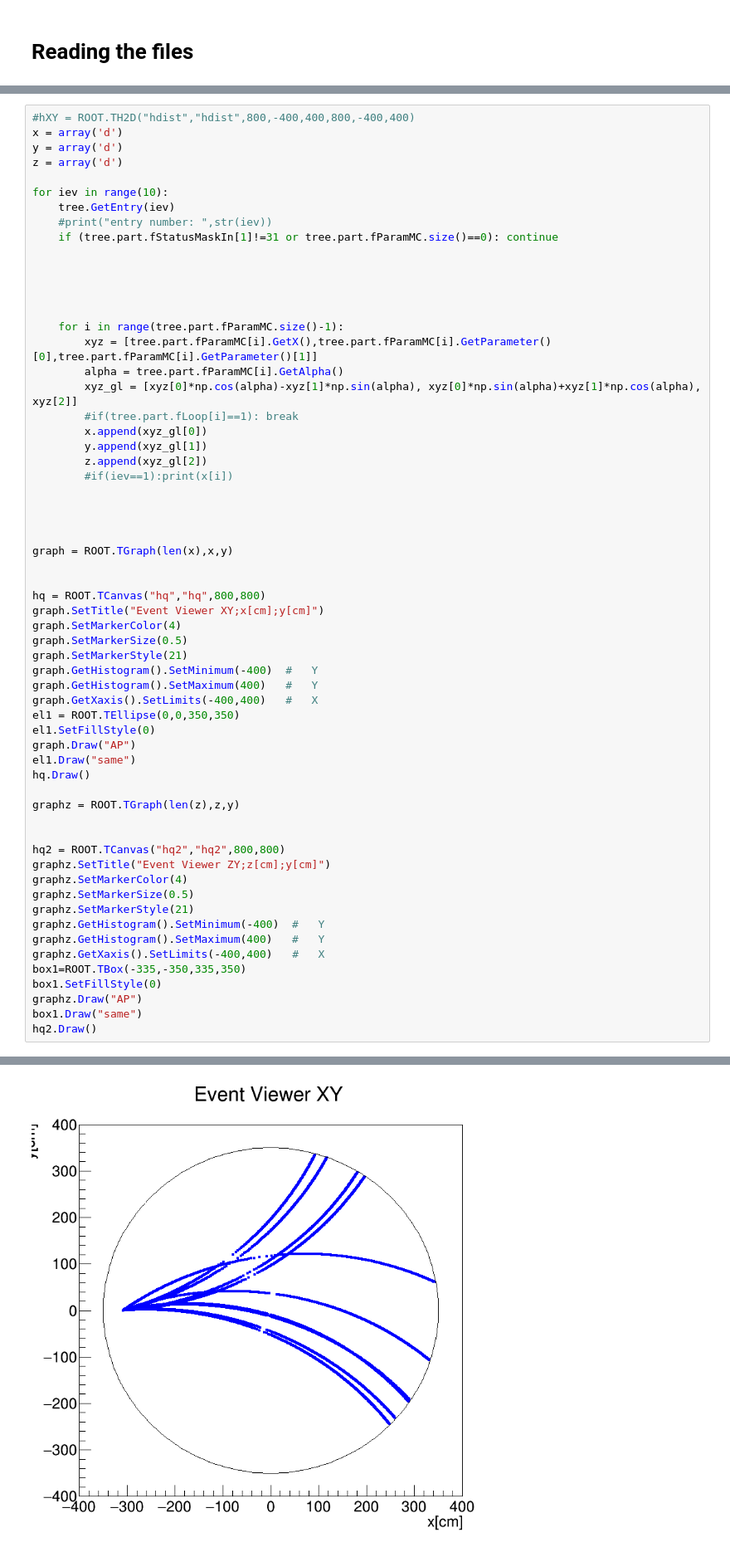
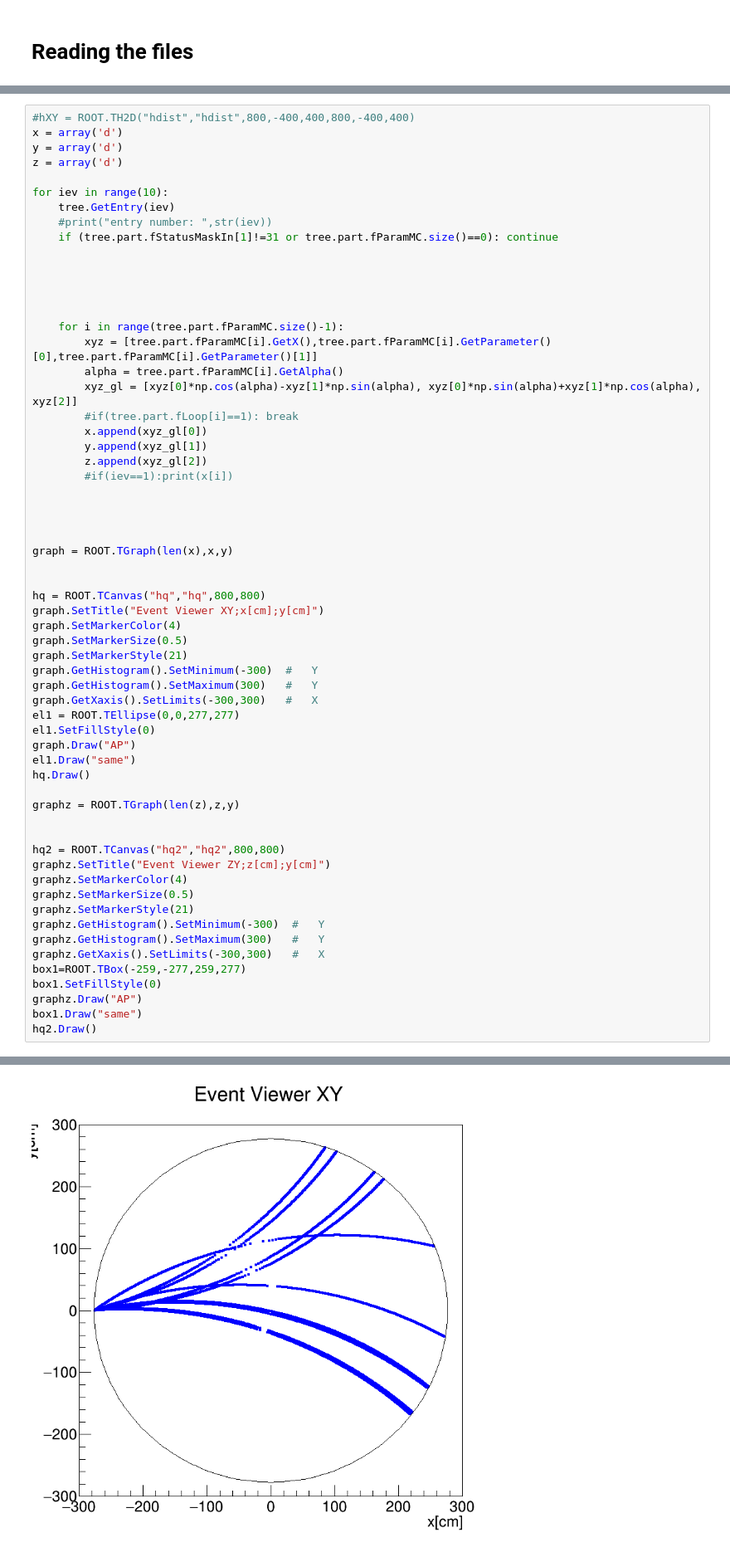
Before and after one commit to Trenchcoat95/fastMCKalmanOptTesting, a Jupyter notebook: fastMCKalman/MC/fastMCKalmanXY.ipynb, the cells around one changed output, grey strips where cells are left out. Shown at 83% size. Cells and saved outputs as stored; diff of their text form.

```diff
--- a/fastMCKalman/MC/fastMCKalmanXY.ipynb
+++ b/fastMCKalman/MC/fastMCKalmanXY.ipynb
@@ -60,10 +64,10 @@ graph.SetTitle("Event Viewer XY;x[cm];y[cm]")
 graph.SetMarkerColor(4)
 graph.SetMarkerSize(0.5)
 graph.SetMarkerStyle(21)
-graph.GetHistogram().SetMinimum(-400)  #   Y
-graph.GetHistogram().SetMaximum(400)   #   Y
-graph.GetXaxis().SetLimits(-400,400)   #   X
-el1 = ROOT.TEllipse(0,0,350,350)
+graph.GetHistogram().SetMinimum(-300)  #   Y
+graph.GetHistogram().SetMaximum(300)   #   Y
+graph.GetXaxis().SetLimits(-300,300)   #   X
+el1 = ROOT.TEllipse(0,0,277,277)
 el1.SetFillStyle(0)
 graph.Draw("AP")
 el1.Draw("same")
@@ -77,10 +81,10 @@ graphz.SetTitle("Event Viewer ZY;z[cm];y[cm]")
 graphz.SetMarkerColor(4)
 graphz.SetMarkerSize(0.5)
 graphz.SetMarkerStyle(21)
-graphz.GetHistogram().SetMinimum(-400)  #   Y
-graphz.GetHistogram().SetMaximum(400)   #   Y
-graphz.GetXaxis().SetLimits(-400,400)   #   X
-box1=ROOT.TBox(-335,-350,335,350)
+graphz.GetHistogram().SetMinimum(-300)  #   Y
+graphz.GetHistogram().SetMaximum(300)   #   Y
+graphz.GetXaxis().SetLimits(-300,300)   #   X
+box1=ROOT.TBox(-259,-277,259,277)
 box1.SetFillStyle(0)
 graphz.Draw("AP")
 box1.Draw("same")
@@ -91 +93 @@ Warning in <TCanvas::Constructor>: Deleting canvas with same name: hq2
-[figure, old version]
+[figure, new version]
```
Also changed, not shown: parts of 2 cells of this notebook, 16 other files.
